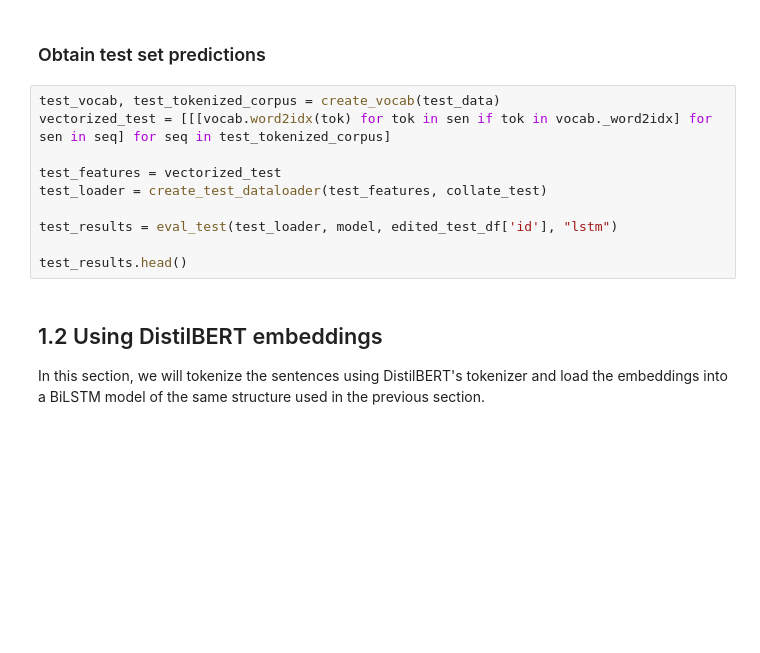
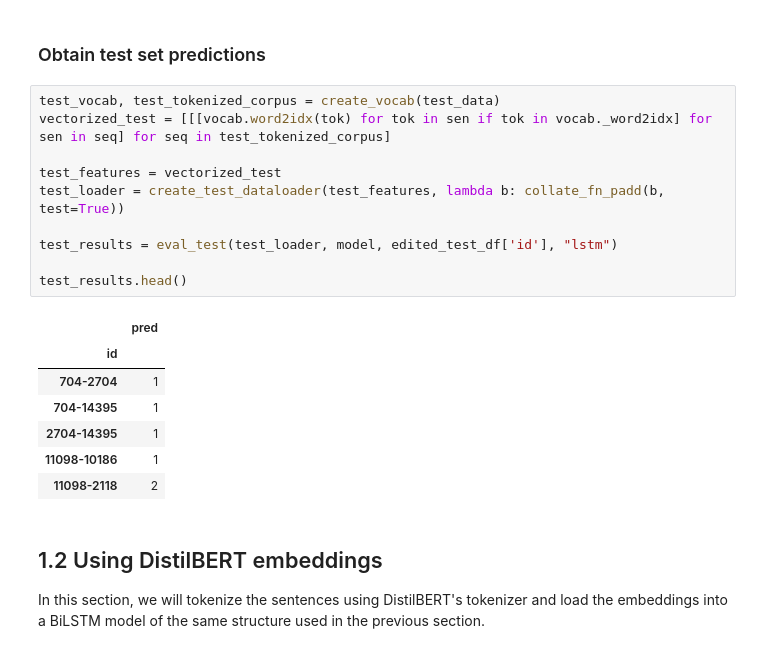
Before and after one commit to willburr/humorous-headlines, a Jupyter notebook: main.ipynb, the cells around one changed output. Drawn from its saved outputs; the diff is of its cells as text; blank space fills up the shorter version.

Commit message:
Combine collate_fn functions using test parameter

```diff
--- a/main.ipynb
+++ b/main.ipynb
@@ -666,13 +724,21 @@ train(train_loader, dev_loader, model, epochs, optimizer)
 # %%
 test_vocab, test_tokenized_corpus = create_vocab(test_data)
 vectorized_test = [[[vocab.word2idx(tok) for tok in sen if tok in vocab._word2idx] for sen in seq] for seq in test_tokenized_corpus]
 
 test_features = vectorized_test
-test_loader = create_test_dataloader(test_features, collate_test)
+test_loader = create_test_dataloader(test_features, lambda b: collate_fn_padd(b, test=True))
 
 test_results = eval_test(test_loader, model, edited_test_df['id'], "lstm")
 
 test_results.head()
+# %% [output]
+|  | pred |
+| id |  |
+| 704-2704 | 1 |
+| 704-14395 | 1 |
+| 2704-14395 | 1 |
+| 11098-10186 | 1 |
+| 11098-2118 | 2 |
 # %% [markdown]
 ## 1.2 Using DistilBERT embeddings
 
```
Also changed, not shown: parts of 24 cells of this notebook.
